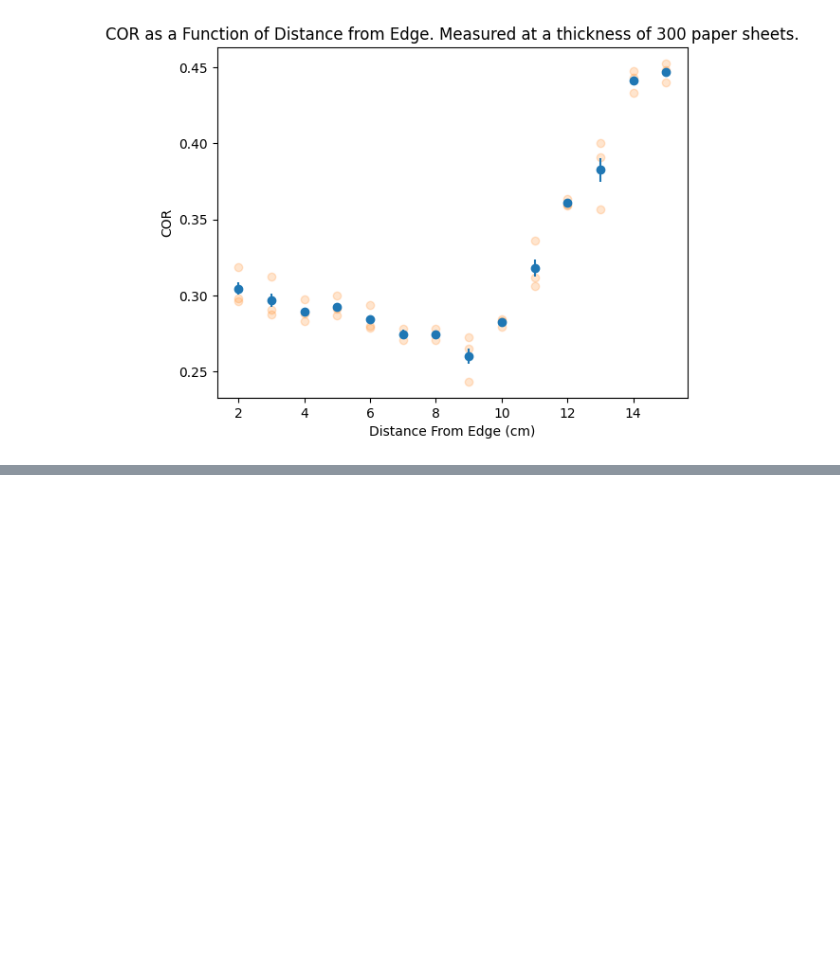
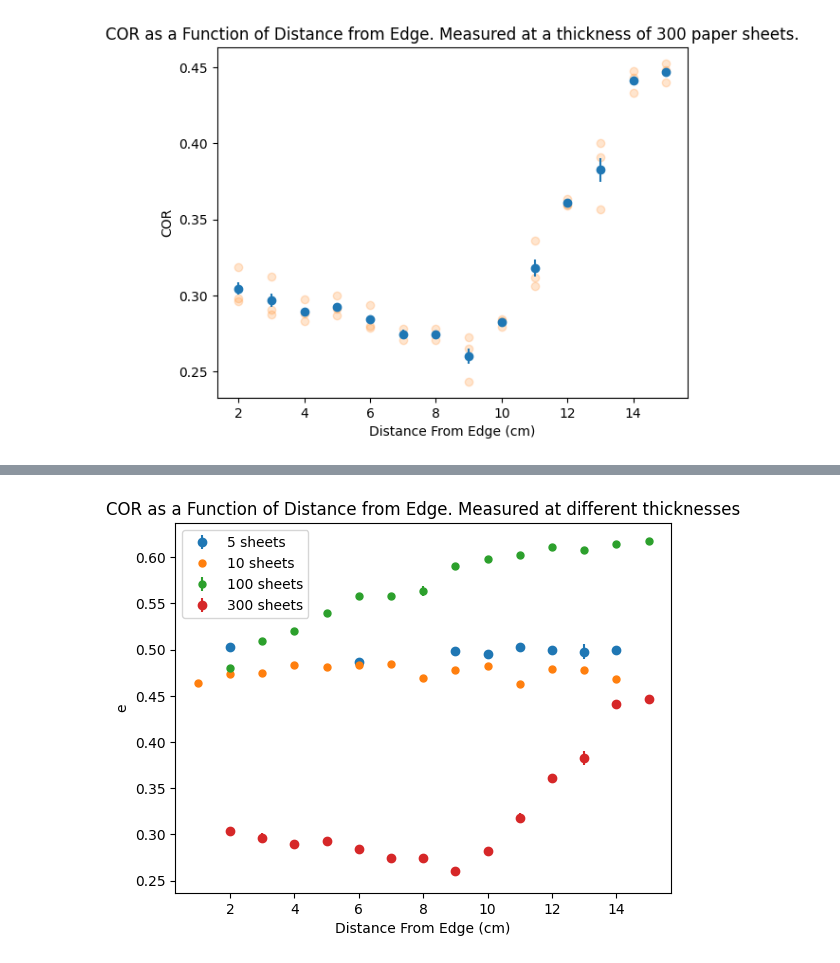
Before and after one commit to joshuadijksman/paperstack, a Jupyter notebook: Manou_version/code/Manou_Experiments.ipynb, the cells around one changed output, grey strips where cells are left out. Drawn from its saved outputs; the diff is of its cells as text; code cells hidden in the pictures; blank space fills up the shorter version.

```diff
--- a/Manou_version/code/Manou_Experiments.ipynb
+++ b/Manou_version/code/Manou_Experiments.ipynb
@@ -64,7 +63,7 @@ for i in range(2, 16):
 
 COR_100t[7] = np.nan #Mask weird value
 
-edge_100t, COR_100t, COR_err_100t, avg_COR_100t, edge_unique = selfmadefunctions.get_avg_err(edge_100t, COR_100t)
+edge_100t, COR_100t, COR_err_100t, avg_COR_100t, edge_unique_100t = selfmadefunctions.get_avg_err(edge_100t, COR_100t)
 # %% [output]
 Selfmadefuntions imported/reloaded
 Warning: only one minimum found, using last point as second minimum. This may cause errors in the COR calculation.
@@ -88,8 +87,8 @@ importlib.reload(selfmadefunctions)
 inputfolder = Path(r"Z:\\Clean_Data\Data_Manou_Thesis_Clean\Distance_From_Edge_10t")
 
 variable_type = "distance from edge"
-x = [i for i in range(1, 15)]
-COR = []
+edge_10t = [i for i in range(1, 15)]
+COR_10t = []
 
 for i in range(1, 15):
     variable_value = f"{i} cm"
@@ -101,10 +100,10 @@ for i in range(1, 15):
                                                                     variable_value=variable_value,
                                                                     filename=filename, Find_Plot=False,
                                                                     Fit_Plot=False, Fit_Report=False)
-        COR.append(cor_value)
+        COR_10t.append(cor_value)
 
 
-plt.errorbar(x, COR, fmt = 'o', markersize=5, label='Average COR', zorder = 2)
+plt.errorbar(edge_10t, COR_10t, fmt = 'o', markersize=5, label='Average COR', zorder = 2)
 plt.ylim(0.3, 0.7)
 plt.xlabel('Distance From Edge (cm)')
 plt.ylabel('COR')
@@ -141,10 +140,10 @@ COR_300t[20] = np.nan
 Warning: only one minimum found, using last point as second minimum. This may cause errors in the COR calculation.
 # %%
 importlib.reload(selfmadefunctions)
-edge_300t_clean, COR_300t_clean, COR_300t_err, avg_COR_300t, x_unique = selfmadefunctions.get_avg_err(edge_300t, COR_300t)
+edge_300t_clean, COR_300t_clean, COR_300t_err, avg_COR_300t, edge_unique_300t = selfmadefunctions.get_avg_err(edge_300t, COR_300t)
 
 
-plt.errorbar(x_unique, avg_COR_300t, COR_300t_err, fmt = 'o', zorder = 2)
+plt.errorbar(edge_unique_300t, avg_COR_300t, COR_300t_err, fmt = 'o', zorder = 2)
 plt.errorbar(edge_300t_clean, COR_300t_clean, fmt = 'o', alpha = 0.2, zorder = 1)
 plt.xlabel('Distance From Edge (cm)')
 plt.ylabel('COR')
@@ -188,0 +200,12 @@ Saved as Z:\Clean_Data\Data_Manou_Thesis_Clean\20h_5t_11cm_3_clean.csv
+# %%
+plt.errorbar(unique_edge_5t, avg_COR_5t, COR_5t_err, fmt = 'o', zorder = 1, label = '5 sheets')
+plt.errorbar(edge_10t, COR_10t, fmt = 'o', markersize=5, zorder = 2, label = '10 sheets')
+plt.errorbar(edge_unique_100t, avg_COR_100t, yerr=COR_err_100t, fmt = 'o', markersize=5, zorder = 2, label = '100 sheets')
+plt.errorbar(edge_unique_300t, avg_COR_300t, COR_300t_err, fmt = 'o', zorder = 4, label = '300 sheets')
+plt.xlabel('Distance From Edge (cm)')
+plt.ylabel('e')
+plt.title('COR as a Function of Distance from Edge. Measured at different thicknesses')
+plt.legend()
+plt.show()
+# %% [output]
+[figure, added]
```
Also changed, not shown: parts of 6 cells of this notebook.
